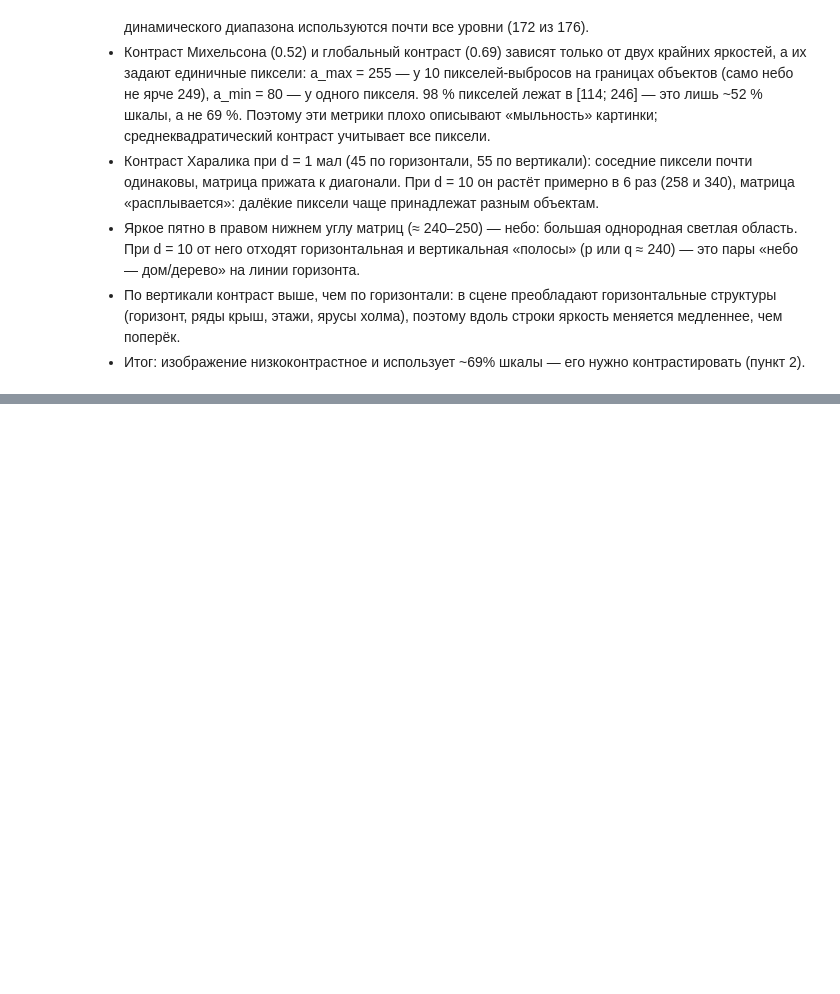
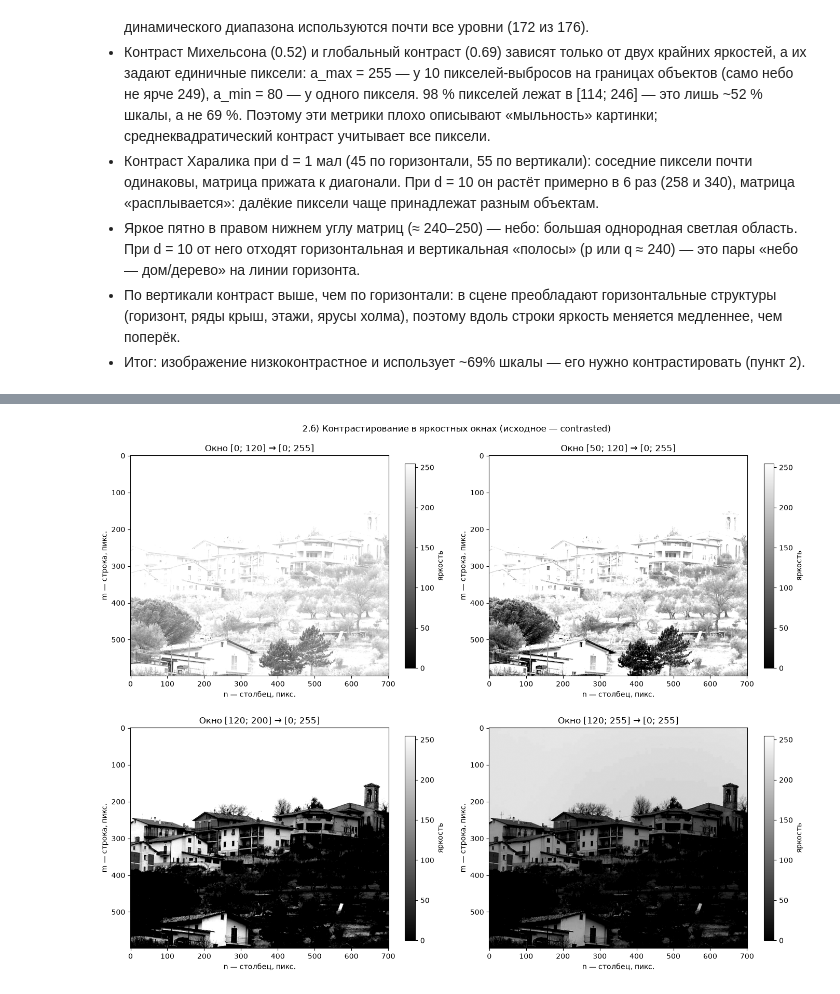
Before and after one commit to forbxpg/cv, a Jupyter notebook: lab1.ipynb, the cells around one changed output, grey strips where cells are left out. Saved outputs shown, nothing was run; the diff lists cells and outputs as text; code cells hidden in the pictures; blank space fills up the shorter version.

```diff
--- a/lab1.ipynb
+++ b/lab1.ipynb
@@ -316,0 +459,17 @@ print("Матрицы и контраст Харалика совпадают с
+# %%
+WINDOWS = [(0, 120), (50, 120), (120, 200), (120, 255)]
+windowed = {(lo, hi): window(contrasted, lo, hi) for lo, hi in WINDOWS}
+
+fig, axes = plt.subplots(2, 2, figsize=(14, 11))
+for ax, ((lo, hi), img) in zip(axes.flat, windowed.items(), strict=True):
+    image = ax.imshow(img, cmap="gray", vmin=0, vmax=P - 1)
+    ax.set_title(f"Окно [{lo}; {hi}] → [0; 255]")
+    ax.set_xlabel("n — столбец, пикс.")
+    ax.set_ylabel("m — строка, пикс.")
+    fig.colorbar(image, ax=ax, label="яркость", shrink=0.8)
+fig.suptitle("2.б) Контрастирование в яркостных окнах (исходное — contrasted)")
+fig.tight_layout()
+fig.savefig(FIGURES / "02b_windows.png", dpi=150)
+plt.show()
+# %% [output]
+[figure, added]
```
Also changed, not shown: parts of 13 cells of this notebook, 4 other files.
